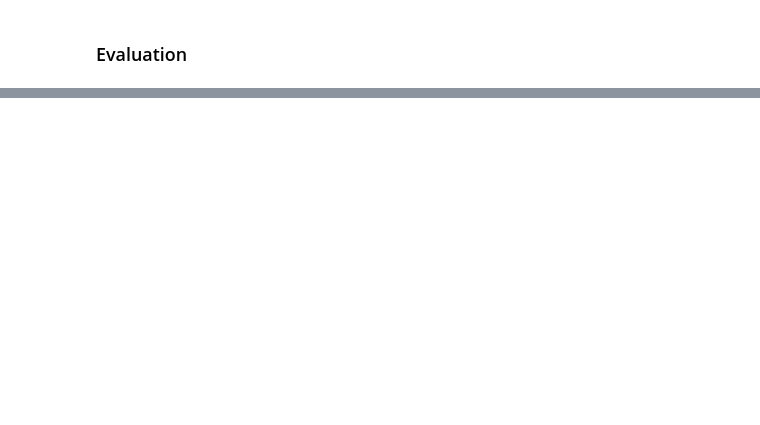
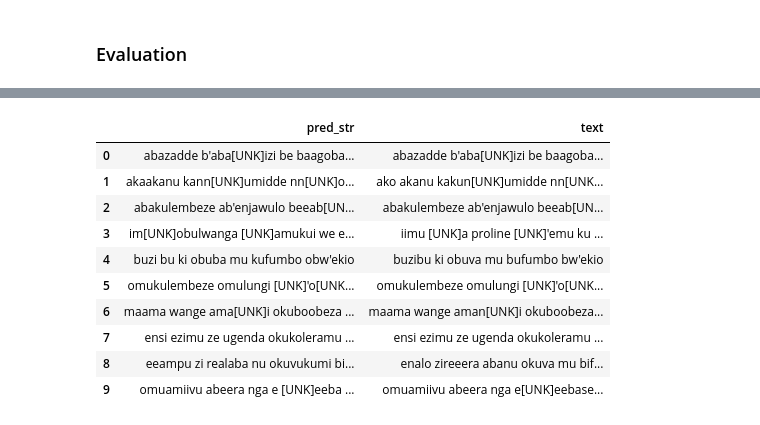
Before and after one commit to MusinguziDenis/Luganda-ASR, a Jupyter notebook: wav2vec/notebook/LugandaASR.ipynb, the cells around one changed output, grey strips where cells are left out. Saved outputs shown, nothing was run; the diff lists cells and outputs as text; code cells hidden in the pictures; blank space fills up the shorter version.

```diff
--- a/wav2vec/notebook/LugandaASR.ipynb
+++ b/wav2vec/notebook/LugandaASR.ipynb
@@ -212,3 +208,5 @@ processor = Wav2Vec2Processor(feature_extractor=feature_extractor, tokenizer=tok
+# %%
+luganda = luganda.cast_column("audio", Audio(sampling_rate=16000))
 # %%
 # Dislay an audio sample from the dataset
 luganda['train'][10]["audio"]
@@ -396,0 +437,3 @@ model = Wav2Vec2ForCTC.from_pretrained(repo_name)
+# %%
+processor = Wav2Vec2Processor.from_pretrained(repo_name)
+# model = Wav2Vec2ForCTC.from_pretrained(repo_name)
@@ -397,3 +442,6 @@ model = Wav2Vec2ForCTC.from_pretrained(repo_name)
+# %%
+device = torch.device("cuda" if torch.cuda.is_available() else "cpu")
+model = model.to(device)
 # %%
 # Evaluation is carried out with a batch size of 1
 def map_to_result(batch):
@@ -407,6 +455,6 @@ def map_to_result(batch):
 
   return batch
 
-results = timit["test"].map(map_to_result, remove_columns=timit["test"].column_names)
+results = luganda["test"].map(map_to_result, remove_columns=luganda["test"].column_names)
 # %%
 print("Test WER: {:.3f}".format(wer_metric.compute(predictions=results["pred_str"], references=results["text"])))
@@ -413,3 +463,15 @@ print("Test WER: {:.3f}".format(wer_metric.compute(predictions=results["pred_str
 # %%
 # Chech the errors made by the model
-show_random_elements(results.remove_columns(["speech", "sampling_rate"]))
+show_random_elements(results)
+# %% [output]
+|  | pred_str | text |
+| 0 | abazadde b'aba[UNK]izi be baagoba... | abazadde b'aba[UNK]izi be baagoba... |
+| 1 | akaakanu kann[UNK]umidde nn[UNK]o... | ako akanu kakun[UNK]umidde nn[UNK... |
+| 2 | abakulembeze ab'enjawulo beeab[UN... | abakulembeze ab'enjawulo beeab[UN... |
+| 3 | im[UNK]obulwanga [UNK]amukui we e... | iimu [UNK]a proline [UNK]'emu ku ... |
+| 4 | buzi bu ki obuba mu kufumbo obw'ekio | buzibu ki obuva mu bufumbo bw'ekio |
+| 5 | omukulembeze omulungi [UNK]'o[UNK... | omukulembeze omulungi [UNK]'o[UNK... |
+| 6 | maama wange ama[UNK]i okuboobeza ... | maama wange aman[UNK]i okuboobeza... |
+| 7 | ensi ezimu ze ugenda okukoleramu ... | ensi ezimu ze ugenda okukoleramu ... |
+| 8 | eeampu zi realaba nu okuvukumi bi... | enalo zireeera abanu okuva mu bif... |
+| 9 | omuamiivu abeera nga e [UNK]eeba ... | omuamiivu abeera nga e[UNK]eebase... |
```
Also changed, not shown: parts of 27 cells of this notebook.
